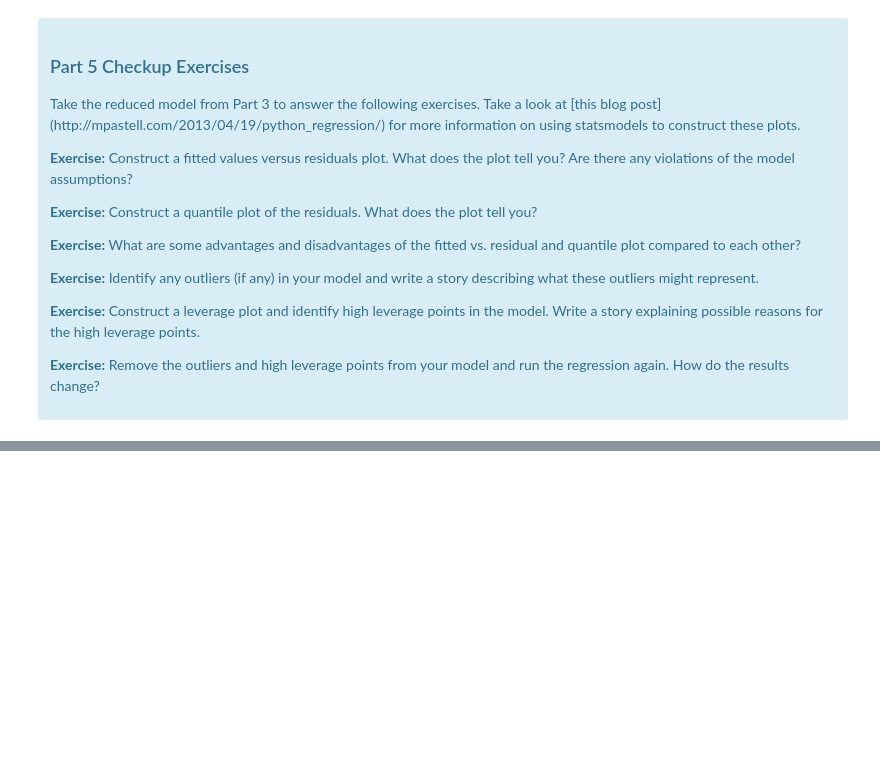
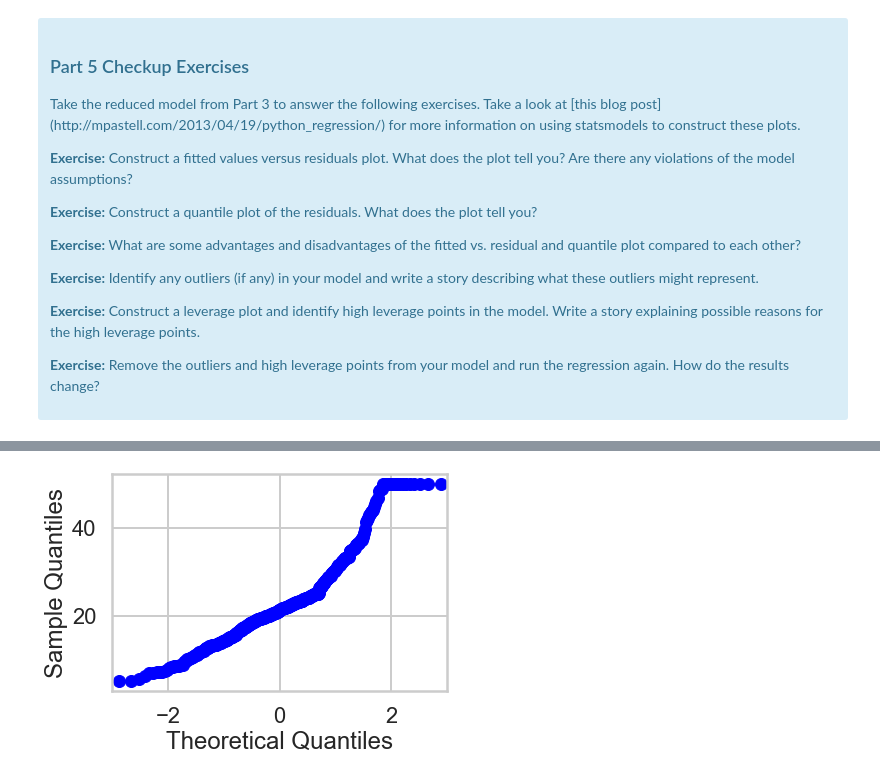
Before and after one commit to eerichmond/mec-mini-projects, a Jupyter notebook: mec-11.4.1-linear-regression-mini-project/Mini_Project_Linear_Regression.ipynb, the cells around one changed output, grey strips where cells are left out. Saved outputs shown, nothing was run; the diff lists cells and outputs as text; code cells hidden in the pictures; blank space fills up the shorter version.

```diff
--- a/mec-11.4.1-linear-regression-mini-project/Mini_Project_Linear_Regression.ipynb
+++ b/mec-11.4.1-linear-regression-mini-project/Mini_Project_Linear_Regression.ipynb
@@ -852,0 +948,10 @@ There are some other issues that are important investigate with linear regressio
+# %%
+import statsmodels.api as sm
+
+sm.qqplot(bos.PRICE)
+plt.show()
+
+# This shows that at the high end of the price range there is seems to be a problem with the data.
+# The rest of the data follows a fairly linear increase in price.
+# %% [output]
+[figure, added]
```
Also changed, not shown: parts of 16 cells of this notebook.
